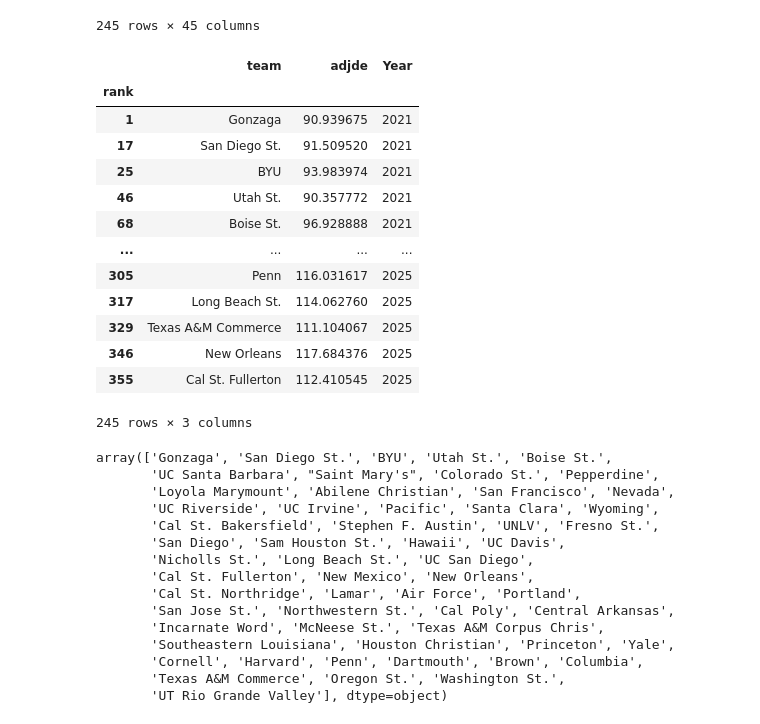
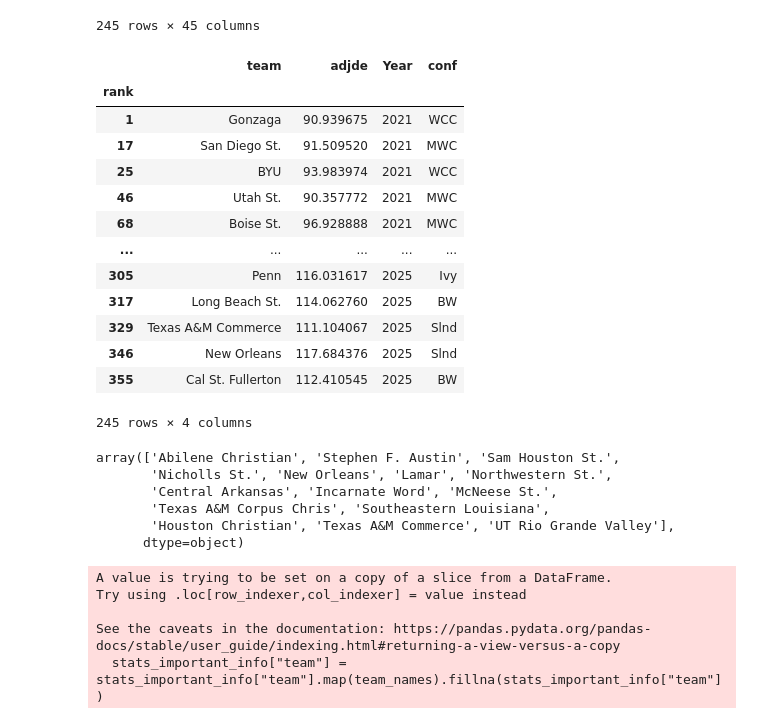
Before and after one commit to realmabg/NCAAB_depth_perception, a Jupyter notebook: teamsdrtg.ipynb, the cells around one changed output. Saved outputs shown, nothing was run; the diff lists cells and outputs as text; code cells hidden in the pictures.

```diff
--- a/teamsdrtg.ipynb
+++ b/teamsdrtg.ipynb
@@ -70,20 +70,29 @@ stats_conf
 | 355 | Cal St. Fullerton | BW | 6-26 | 91.937370 | 362 | 112.410545 | 295 | 0.090128 | 355 | 6 | 26 | ... |
 245 rows × 45 columns
 # %%
-stats_important_info = stats_conf[["team","adjde","Year"]]
+stats_important_info = stats_conf[["team","adjde","Year","conf"]]
 stats_important_info
 # %% [output]
-|  | team | adjde | Year |
-| rank |  |  |  |
-| 1 | Gonzaga | 90.939675 | 2021 |
-| 17 | San Diego St. | 91.509520 | 2021 |
-| 25 | BYU | 93.983974 | 2021 |
-| 46 | Utah St. | 90.357772 | 2021 |
-| 68 | Boise St. | 96.928888 | 2021 |
-| ... | ... | ... | ... |
-| 305 | Penn | 116.031617 | 2025 |
-| 317 | Long Beach St. | 114.062760 | 2025 |
-| 329 | Texas A&M Commerce | 111.104067 | 2025 |
-| 346 | New Orleans | 117.684376 | 2025 |
-| 355 | Cal St. Fullerton | 112.410545 | 2025 |
+|  | team | adjde | Year | conf |
+| rank |  |  |  |  |
+| 1 | Gonzaga | 90.939675 | 2021 | WCC |
+| 17 | San Diego St. | 91.509520 | 2021 | MWC |
+| 25 | BYU | 93.983974 | 2021 | WCC |
+| 46 | Utah St. | 90.357772 | 2021 | MWC |
+| 68 | Boise St. | 96.928888 | 2021 | MWC |
+| ... | ... | ... | ... | ... |
+| 305 | Penn | 116.031617 | 2025 | Ivy |
+| 317 | Long Beach St. | 114.062760 | 2025 | BW |
+| 329 | Texas A&M Commerce | 111.104067 | 2025 | Slnd |
+| 346 | New Orleans | 117.684376 | 2025 | Slnd |
+| 355 | Cal St. Fullerton | 112.410545 | 2025 | BW |
-245 rows × 3 columns
+245 rows × 4 columns
+# %%
+stats_important_info[stats_important_info["conf"]=="Slnd"]["team"].unique()
+# %% [output]
+array(['Abilene Christian', 'Stephen F. Austin', 'Sam Houston St.',
+       'Nicholls St.', 'New Orleans', 'Lamar', 'Northwestern St.',
+       'Central Arkansas', 'Incarnate Word', 'McNeese St.',
+       'Texas A&M Corpus Chris', 'Southeastern Louisiana',
+       'Houston Christian', 'Texas A&M Commerce', 'UT Rio Grande Valley'],
+      dtype=object)
@@ -90,18 +117,8 @@ stats_important_info
 # %%
-stats_important_info["team"].unique()
+stats_important_info["team"] = stats_important_info["team"].map(team_names).fillna(stats_important_info["team"])
 # %% [output]
-array(['Gonzaga', 'San Diego St.', 'BYU', 'Utah St.', 'Boise St.',
-       'UC Santa Barbara', "Saint Mary's", 'Colorado St.', 'Pepperdine',
-       'Loyola Marymount', 'Abilene Christian', 'San Francisco', 'Nevada',
-       'UC Riverside', 'UC Irvine', 'Pacific', 'Santa Clara', 'Wyoming',
-       'Cal St. Bakersfield', 'Stephen F. Austin', 'UNLV', 'Fresno St.',
-       'San Diego', 'Sam Houston St.', 'Hawaii', 'UC Davis',
-       'Nicholls St.', 'Long Beach St.', 'UC San Diego',
-       'Cal St. Fullerton', 'New Mexico', 'New Orleans',
-       'Cal St. Northridge', 'Lamar', 'Air Force', 'Portland',
-       'San Jose St.', 'Northwestern St.', 'Cal Poly', 'Central Arkansas',
-       'Incarnate Word', 'McNeese St.', 'Texas A&M Corpus Chris',
-       'Southeastern Louisiana', 'Houston Christian', 'Princeton', 'Yale',
-       'Cornell', 'Harvard', 'Penn', 'Dartmouth', 'Brown', 'Columbia',
-       'Texas A&M Commerce', 'Oregon St.', 'Washington St.',
-       'UT Rio Grande Valley'], dtype=object)
+A value is trying to be set on a copy of a slice from a DataFrame.
+Try using .loc[row_indexer,col_indexer] = value instead
+
+See the caveats in the documentation: https://pandas.pydata.org/pandas-docs/stable/user_guide/indexing.html#returning-a-view-versus-a-copy
+  stats_important_info["team"] = stats_important_info["team"].map(team_names).fillna(stats_important_info["team"])
```
Also changed, not shown: parts of 5 cells of this notebook, 6 other files.
